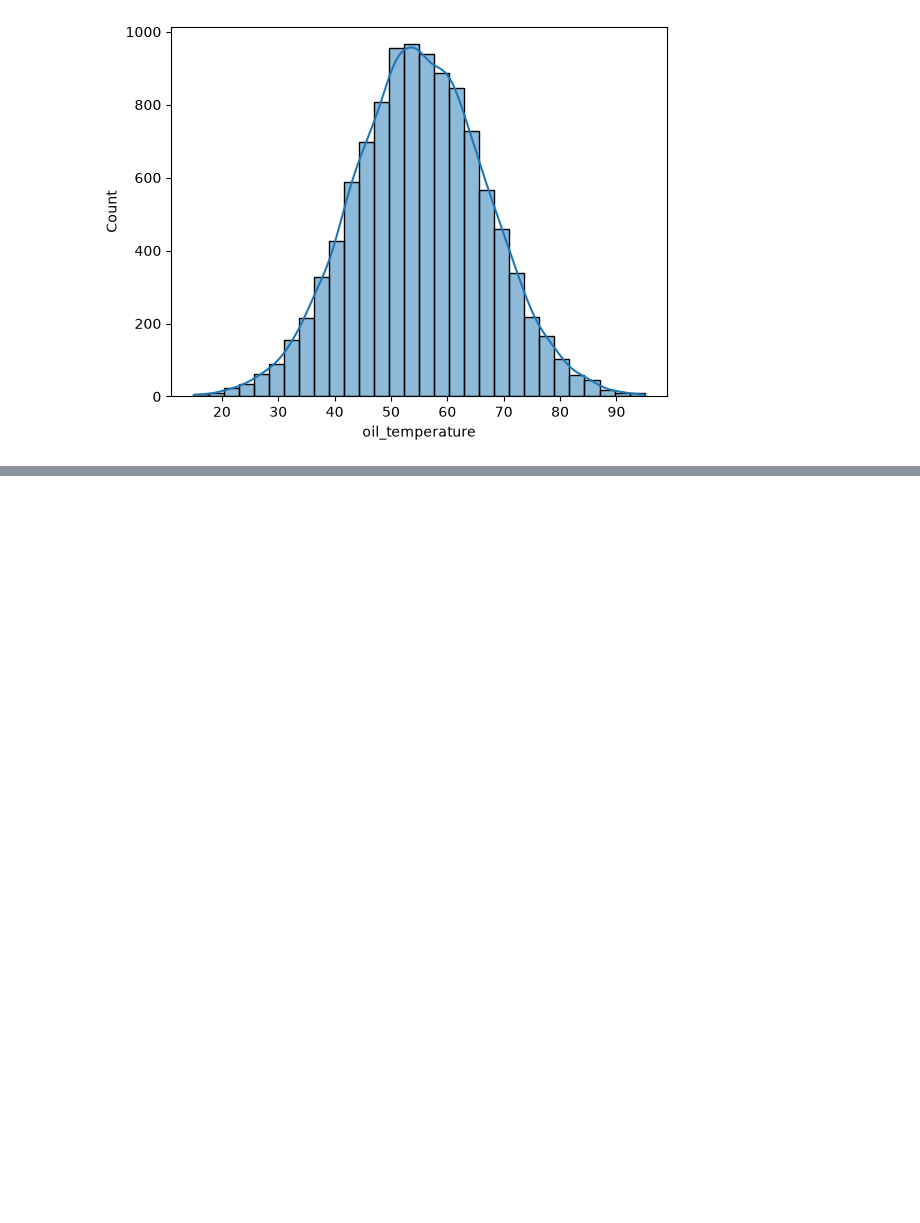
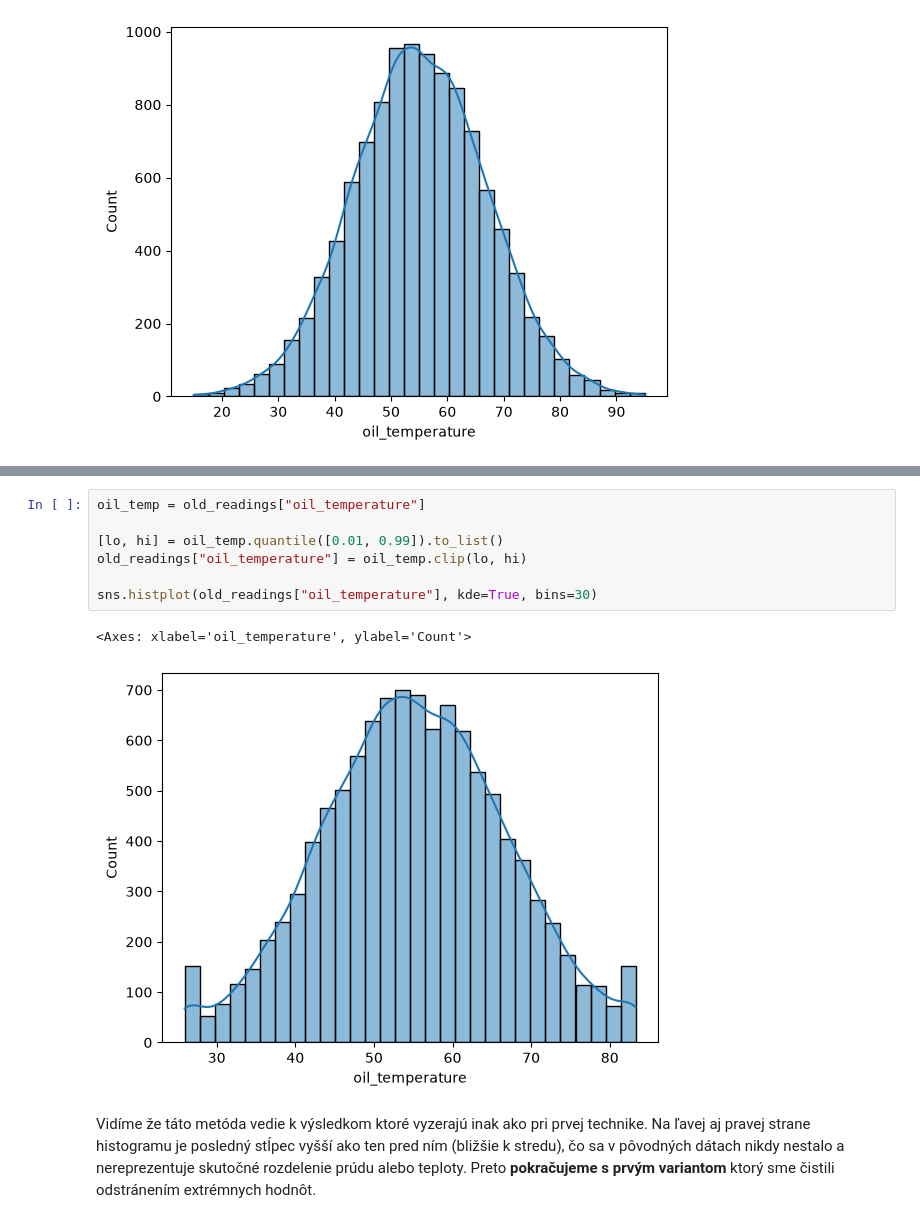
Before and after one commit to tancop/iau-projekt, a Jupyter notebook: main.ipynb, the cells around one changed output, grey strips where cells are left out. Drawn from its saved outputs; the diff is of its cells as text; blank space fills up the shorter version.

```diff
--- a/main.ipynb
+++ b/main.ipynb
@@ -556,0 +573,12 @@ sns.histplot(readings["oil_temperature"], kde=True, bins=30)
+# %%
+oil_temp = old_readings["oil_temperature"]
+
+[lo, hi] = oil_temp.quantile([0.01, 0.99]).to_list()
+old_readings["oil_temperature"] = oil_temp.clip(lo, hi)
+
+sns.histplot(old_readings["oil_temperature"], kde=True, bins=30)
+# %% [output]
+<Axes: xlabel='oil_temperature', ylabel='Count'>
+[figure, added]
+# %% [markdown]
+Vidíme že táto metóda vedie k výsledkom ktoré vyzerajú inak ako pri prvej technike. Na ľavej aj pravej strane histogramu je posledný stĺpec vyšší ako ten pred ním (bližšie k stredu), čo sa v pôvodných dátach nikdy nestalo a nereprezentuje skutočné rozdelenie prúdu alebo teploty. Preto **pokračujeme s prvým variantom** ktorý sme čistili odstránením extrémnych hodnôt.
```
Also changed, not shown: parts of 5 cells of this notebook.
